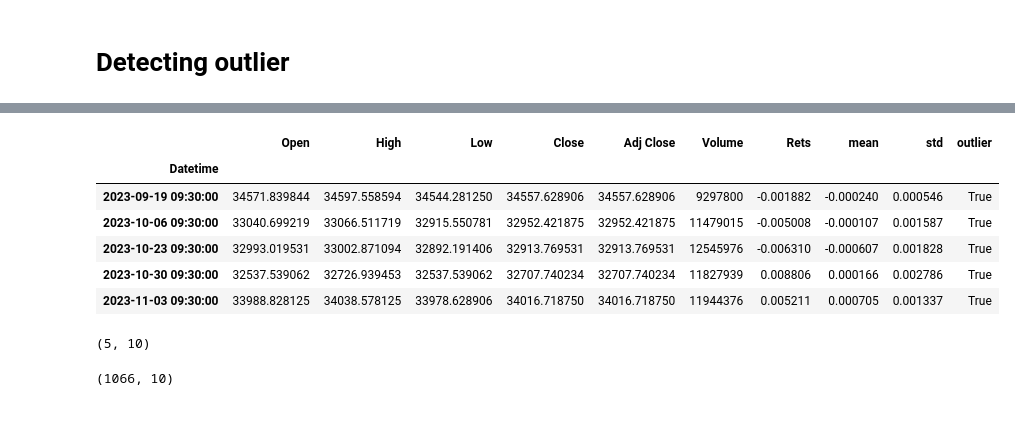
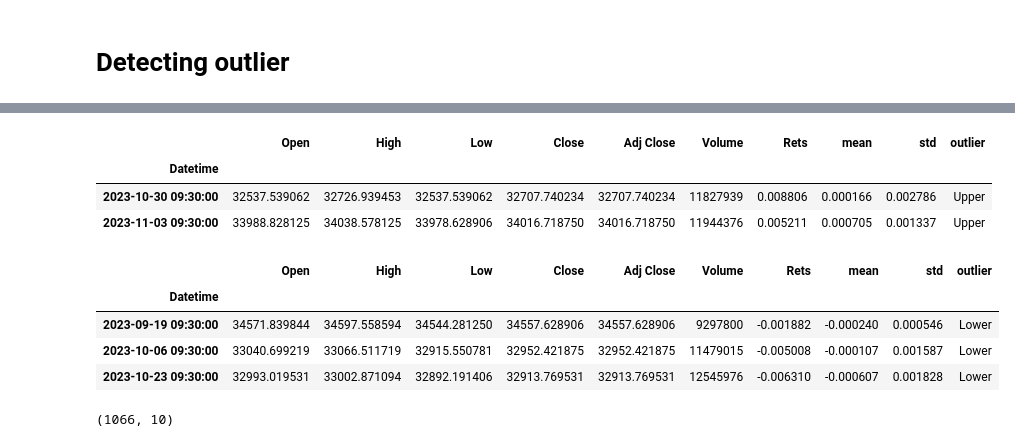
Before and after one commit to astrrr/quant-lab, a Jupyter notebook: lab_py_fin_outlier.ipynb, the cells around one changed output, grey strips where cells are left out. Drawn from its saved outputs; the diff is of its cells as text; code cells hidden in the pictures; blank space fills up the shorter version.

```diff
--- a/lab_py_fin_outlier.ipynb
+++ b/lab_py_fin_outlier.ipynb
@@ -109,14 +109,0 @@ outliers = df_outliers[con]
-# %%
-outliers
-# %% [output]
-|  | Open | High | Low | Close | Adj Close | Volume | Rets | mean | std | outlier |
-| Datetime |  |  |  |  |  |  |  |  |  |  |
-| 2023-09-19 09:30:00 | 34571.839844 | 34597.558594 | 34544.281250 | 34557.628906 | 34557.628906 | 9297800 | -0.001882 | -0.000240 | 0.000546 | True |
-| 2023-10-06 09:30:00 | 33040.699219 | 33066.511719 | 32915.550781 | 32952.421875 | 32952.421875 | 11479015 | -0.005008 | -0.000107 | 0.001587 | True |
-| 2023-10-23 09:30:00 | 32993.019531 | 33002.871094 | 32892.191406 | 32913.769531 | 32913.769531 | 12545976 | -0.006310 | -0.000607 | 0.001828 | True |
-| 2023-10-30 09:30:00 | 32537.539062 | 32726.939453 | 32537.539062 | 32707.740234 | 32707.740234 | 11827939 | 0.008806 | 0.000166 | 0.002786 | True |
-| 2023-11-03 09:30:00 | 33988.828125 | 34038.578125 | 33978.628906 | 34016.718750 | 34016.718750 | 11944376 | 0.005211 | 0.000705 | 0.001337 | True |
-# %%
-df_outliers[con].shape
-# %% [output]
-(5, 10)
@@ -123,3 +115,18 @@ df_outliers[con].shape
+# %%
+outliers_upper
+# %% [output]
+|  | Open | High | Low | Close | Adj Close | Volume | Rets | mean | std | outlier |
+| Datetime |  |  |  |  |  |  |  |  |  |  |
+| 2023-10-30 09:30:00 | 32537.539062 | 32726.939453 | 32537.539062 | 32707.740234 | 32707.740234 | 11827939 | 0.008806 | 0.000166 | 0.002786 | Upper |
+| 2023-11-03 09:30:00 | 33988.828125 | 34038.578125 | 33978.628906 | 34016.718750 | 34016.718750 | 11944376 | 0.005211 | 0.000705 | 0.001337 | Upper |
+# %%
+outliers_lower
+# %% [output]
+|  | Open | High | Low | Close | Adj Close | Volume | Rets | mean | std | outlier |
+| Datetime |  |  |  |  |  |  |  |  |  |  |
+| 2023-09-19 09:30:00 | 34571.839844 | 34597.558594 | 34544.281250 | 34557.628906 | 34557.628906 | 9297800 | -0.001882 | -0.000240 | 0.000546 | Lower |
+| 2023-10-06 09:30:00 | 33040.699219 | 33066.511719 | 32915.550781 | 32952.421875 | 32952.421875 | 11479015 | -0.005008 | -0.000107 | 0.001587 | Lower |
+| 2023-10-23 09:30:00 | 32993.019531 | 33002.871094 | 32892.191406 | 32913.769531 | 32913.769531 | 12545976 | -0.006310 | -0.000607 | 0.001828 | Lower |
 # %%
 df_outliers.shape
 # %% [output]
```
Also changed, not shown: parts of 5 cells of this notebook.
